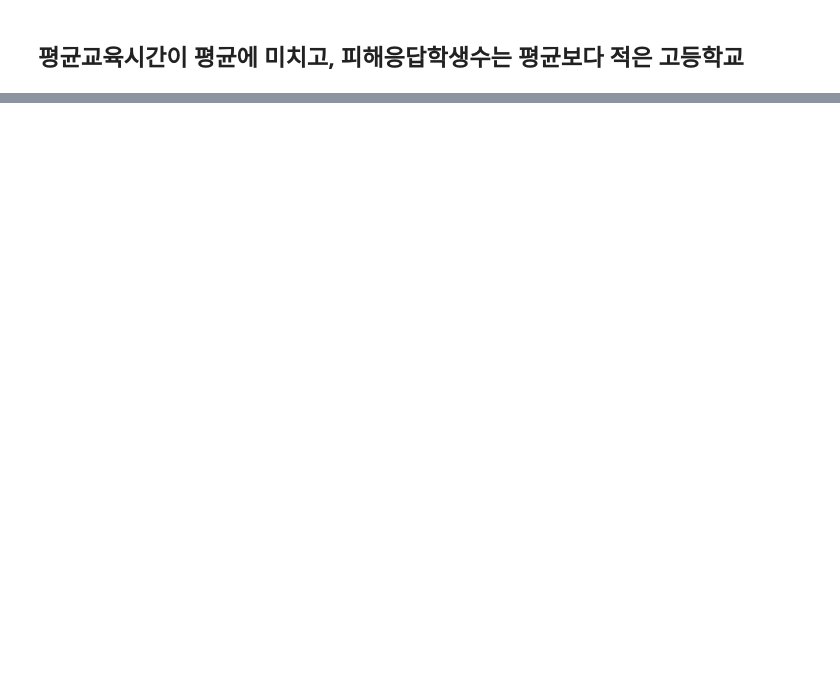
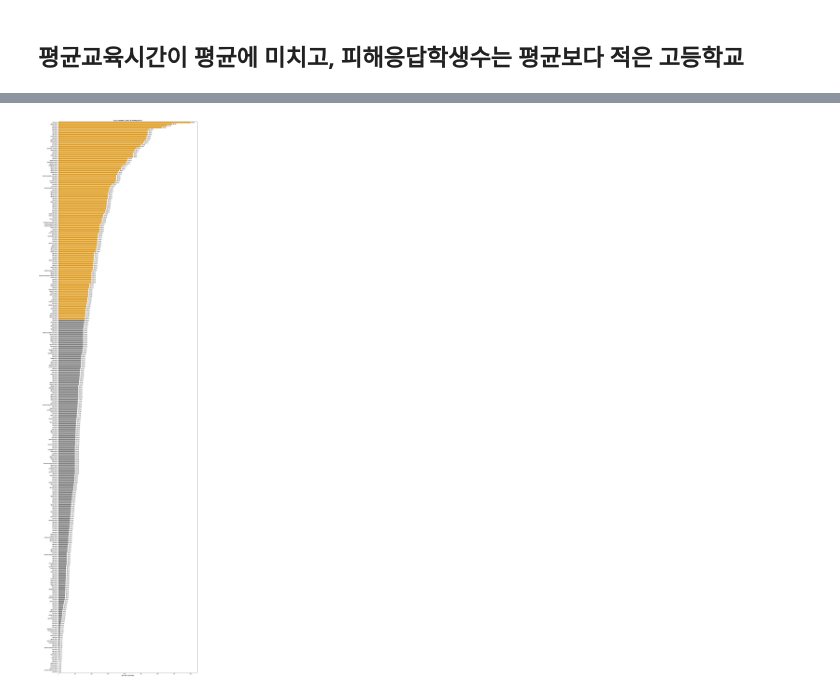
Before and after one commit to sooeun99/ConvergenceProject-School_Violence, a Jupyter notebook: Code/Analysis/학교알리미_2021_학교폭력_시각화.ipynb, the cells around one changed output, grey strips where cells are left out. Cells and saved outputs as stored; diff of their text form; code cells hidden in the pictures; blank space fills up the shorter version.

Commit message:
학교폭력예방교육 시각화 추가

```diff
--- a/Code/Analysis/학교알리미_2021_학교폭력_시각화.ipynb
+++ b/Code/Analysis/학교알리미_2021_학교폭력_시각화.ipynb
@@ -721,0 +736,3 @@ data[(data['평균 교육 시간(1학급당)'] >= 159.78)&(data['피해응답학
+# %%
+data.sort_values('평균 교육 시간(1학급당)',ascending=False,inplace=True)
+data
@@ -721,0 +753,3 @@ data[(data['평균 교육 시간(1학급당)'] >= 159.78)&(data['피해응답학
+# %%
+order_lst = data['학교명'].tolist()
+order_lst
@@ -721,0 +774,33 @@ data[(data['평균 교육 시간(1학급당)'] >= 159.78)&(data['피해응답학
+# %%
+# 시각화
+fig, ax = plt.subplots()
+fig.set_size_inches(20, 80)
+
+
+cols = ['grey' if (x <= 159.78) else 'orange' for x in data['평균 교육 시간(1학급당)']]
+# palette='Set3'
+# palette=cols
+
+splot = sns.barplot(data = data, y='학교명', x ='평균 교육 시간(1학급당)', order = order_lst, palette=cols)
+ax.set_title('2021년 서울특별시 고등학교 학교폭력예방교육시간', size = 11)
+ax.set_xlabel('평균 교육 시간(1학급당)')
+plt.yticks(size = 8)
+plt.xticks(size = 8)
+ax.set_ylabel('')
+
+for p in splot.patches:
+    ax.annotate("%.2f" % p.get_width(), xy=(p.get_width(), p.get_y()+p.get_height()/2),
+            xytext=(5, 0), textcoords='offset points', ha="left", va="center", size = 9)
+
+### 천단위 콤마 표시(x축)
+import matplotlib.ticker as tkr
+def xfunc(x, pos):
+    s = '{:0,d}'.format(int(x))
+    return s
+x_format = tkr.FuncFormatter(xfunc)
+ax.xaxis.set_major_formatter(x_format)
+
+plt.savefig("C:/sooeun/DATAexam/ConvergenceProject-School_Violence/Data/5. Visulization_Data/학교알리미_2021_고등학교_학교폭력_교육시간_시각화.png")
+plt.show()
+# %% [output]
+[figure, added]
```
Also changed, not shown: parts of 17 cells of this notebook.
